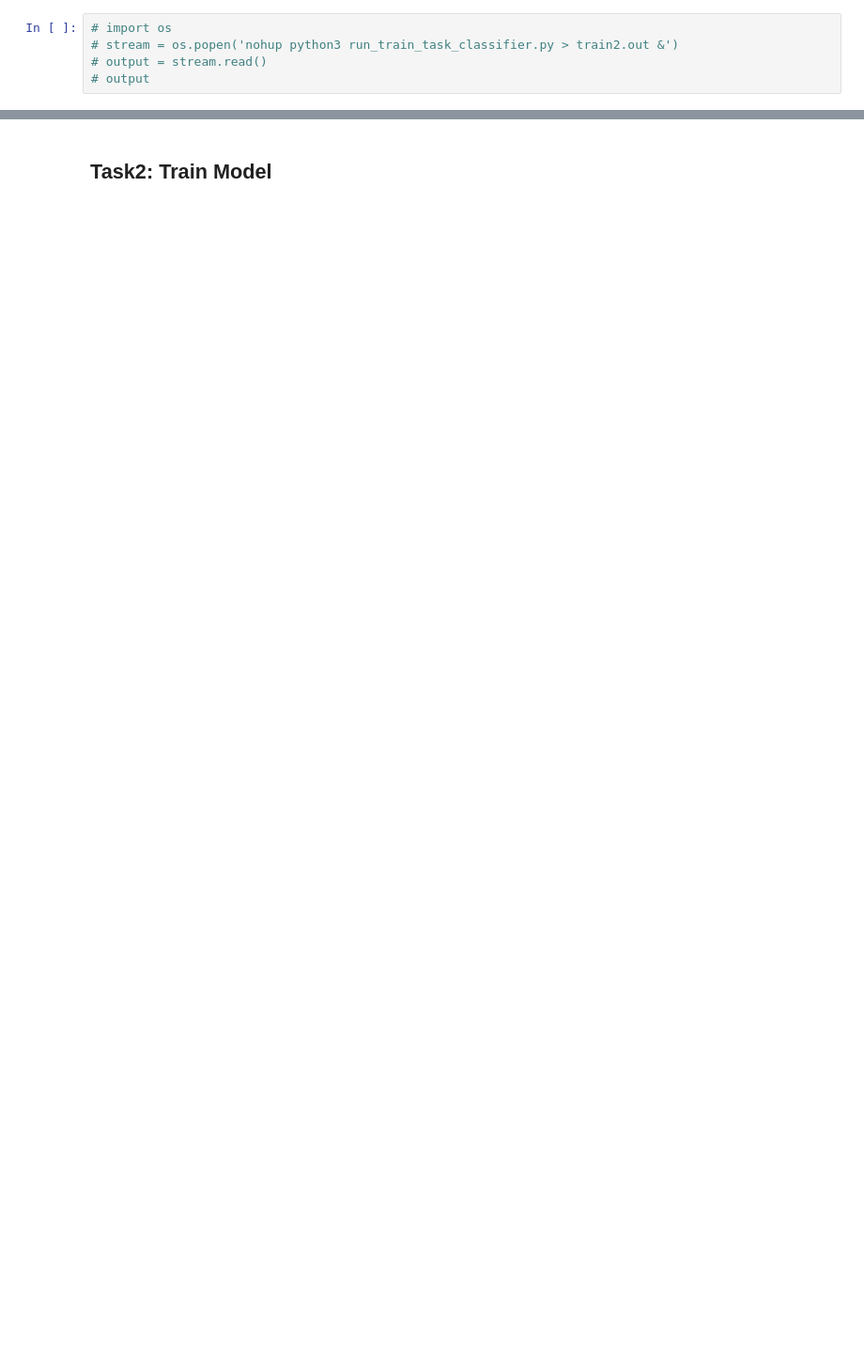
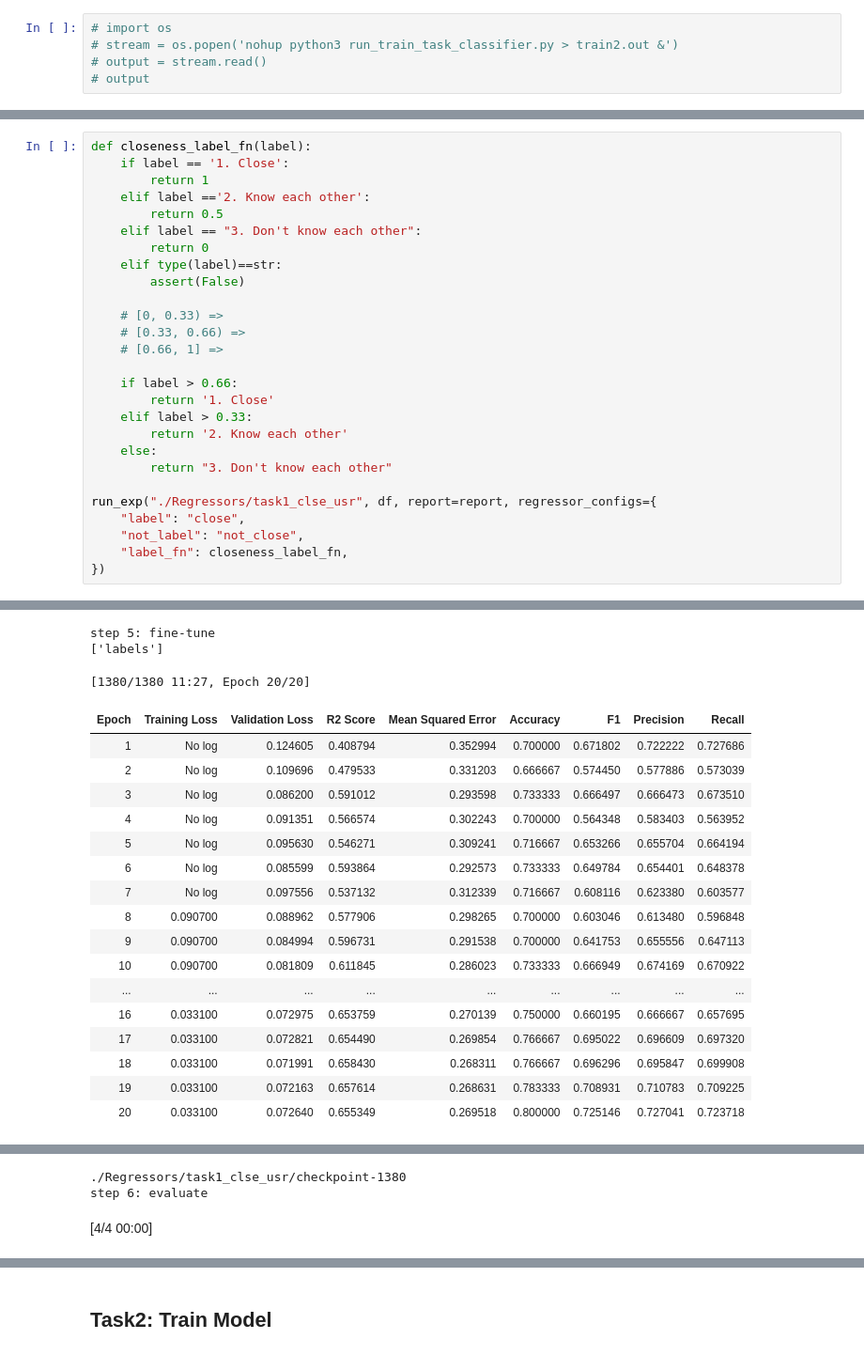
Before and after one commit to chameleonTK/conversations, a Jupyter notebook: Classifier/Train WangChanBERTa.ipynb, the cells around one changed output, grey strips where cells are left out. Shown: that part at 94% size. Drawn from its saved outputs; the diff is of its cells as text; blank space fills up the shorter version.

```diff
--- a/Classifier/Train WangChanBERTa.ipynb
+++ b/Classifier/Train WangChanBERTa.ipynb
@@ -229,0 +230,28 @@ DONE
+# %%
+def closeness_label_fn(label):
+    if label == '1. Close':
+        return 1
+    elif label =='2. Know each other':
+        return 0.5
+    elif label == "3. Don't know each other":
+        return 0
+    elif type(label)==str:
+        assert(False)
+
+    # [0, 0.33) =>
+    # [0.33, 0.66) =>
+    # [0.66, 1] =>
+
+    if label > 0.66:
+        return '1. Close'
+    elif label > 0.33:
+        return '2. Know each other'
+    else:
+        return "3. Don't know each other"
+
+run_exp("./Regressors/task1_clse_usr", df, report=report, regressor_configs={
+    "label": "close",
+    "not_label": "not_close",
+    "label_fn": closeness_label_fn,
+})
+# %% [output]
@@ -229,0 +278,20 @@ DONE
+step 5: fine-tune
+['labels']
+[1380/1380 11:27, Epoch 20/20]
+| Epoch | Training Loss | Validation Loss | R2 Score | Mean Squared Error | Accuracy | F1 | Precision | Recall |
+| 1 | No log | 0.124605 | 0.408794 | 0.352994 | 0.700000 | 0.671802 | 0.722222 | 0.727686 |
+| 2 | No log | 0.109696 | 0.479533 | 0.331203 | 0.666667 | 0.574450 | 0.577886 | 0.573039 |
+| 3 | No log | 0.086200 | 0.591012 | 0.293598 | 0.733333 | 0.666497 | 0.666473 | 0.673510 |
+| 4 | No log | 0.091351 | 0.566574 | 0.302243 | 0.700000 | 0.564348 | 0.583403 | 0.563952 |
+| 5 | No log | 0.095630 | 0.546271 | 0.309241 | 0.716667 | 0.653266 | 0.655704 | 0.664194 |
+| 6 | No log | 0.085599 | 0.593864 | 0.292573 | 0.733333 | 0.649784 | 0.654401 | 0.648378 |
+| 7 | No log | 0.097556 | 0.537132 | 0.312339 | 0.716667 | 0.608116 | 0.623380 | 0.603577 |
+| 8 | 0.090700 | 0.088962 | 0.577906 | 0.298265 | 0.700000 | 0.603046 | 0.613480 | 0.596848 |
+| 9 | 0.090700 | 0.084994 | 0.596731 | 0.291538 | 0.700000 | 0.641753 | 0.655556 | 0.647113 |
+| 10 | 0.090700 | 0.081809 | 0.611845 | 0.286023 | 0.733333 | 0.666949 | 0.674169 | 0.670922 |
+| ... | ... | ... | ... | ... | ... | ... | ... | ... |
+| 16 | 0.033100 | 0.072975 | 0.653759 | 0.270139 | 0.750000 | 0.660195 | 0.666667 | 0.657695 |
+| 17 | 0.033100 | 0.072821 | 0.654490 | 0.269854 | 0.766667 | 0.695022 | 0.696609 | 0.697320 |
+| 18 | 0.033100 | 0.071991 | 0.658430 | 0.268311 | 0.766667 | 0.696296 | 0.695847 | 0.699908 |
+| 19 | 0.033100 | 0.072163 | 0.657614 | 0.268631 | 0.783333 | 0.708931 | 0.710783 | 0.709225 |
+| 20 | 0.033100 | 0.072640 | 0.655349 | 0.269518 | 0.800000 | 0.725146 | 0.727041 | 0.723718 |
@@ -229,0 +315,3 @@ DONE
+./Regressors/task1_clse_usr/checkpoint-1380
+step 6: evaluate
+[4/4 00:00]
```
Also changed, not shown: parts of 23 cells of this notebook, 30 other files.
